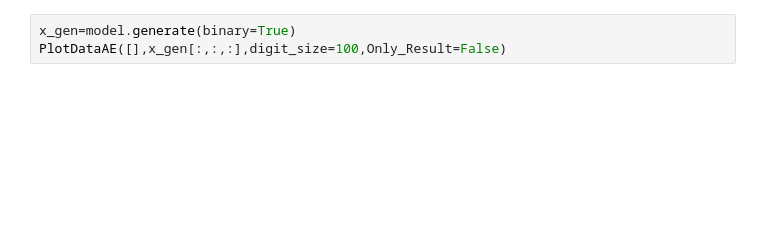
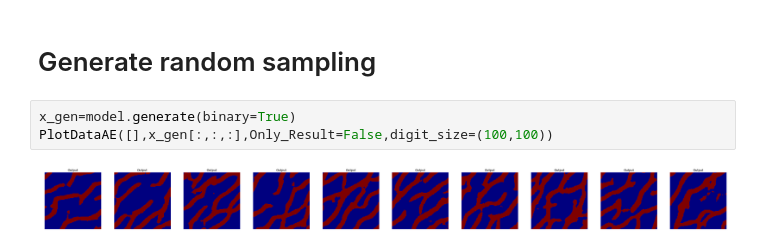
Before and after one commit to smitharauco/GeoFacies_DL, a Jupyter notebook: Train_DCVAE_Inc_MPS100_Keras.ipynb, the cells around one changed output. Saved outputs shown, nothing was run; the diff lists cells and outputs as text; blank space fills up the shorter version.

```diff
--- a/Train_DCVAE_Inc_MPS100_Keras.ipynb
+++ b/Train_DCVAE_Inc_MPS100_Keras.ipynb
@@ -24,3 +123,7 @@ PlotDataAE(x_test[:,:,:,1],np.argmax(x_rec[:,:,:,:],axis=-1),digit_size=100)
+# %% [markdown]
+# Generate random sampling
 # %%
 x_gen=model.generate(binary=True)
-PlotDataAE([],x_gen[:,:,:],digit_size=100,Only_Result=False)
+PlotDataAE([],x_gen[:,:,:],Only_Result=False,digit_size=(100,100))
+# %% [output]
+[figure, added]
```
Also changed, not shown: parts of 16 cells of this notebook, 18 other files.
